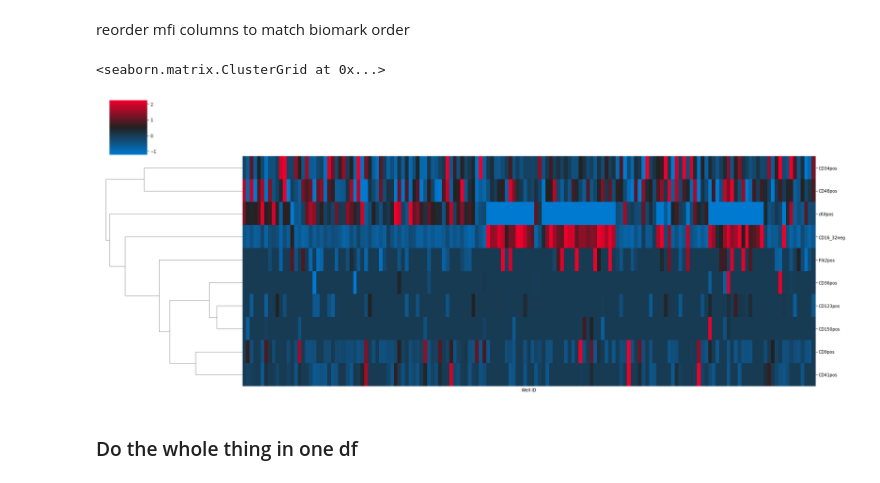
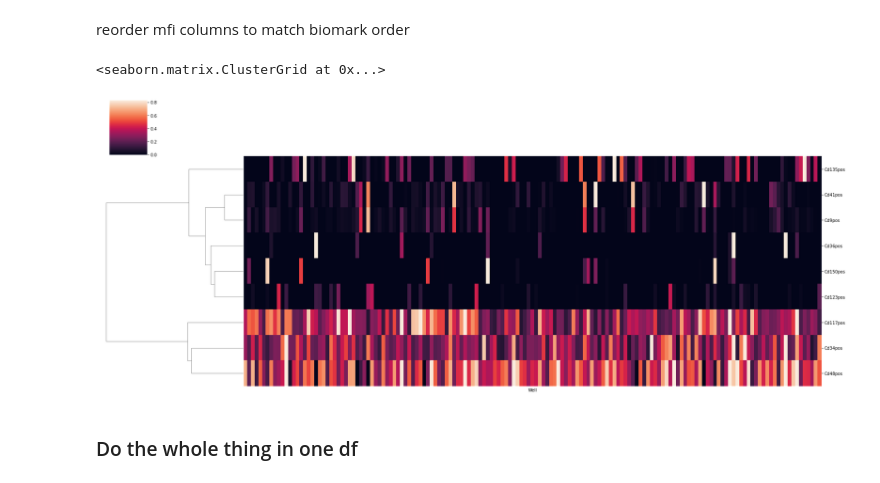
Before and after one commit to efheuston/msAggr_scRNASeq, a Jupyter notebook: IndexSorted_CMP.ipynb, the cells around one changed output. Drawn from its saved outputs; the diff is of its cells as text; code cells hidden in the pictures.

Commit message:
added additional MFI normalization method

```diff
--- a/IndexSorted_CMP.ipynb
+++ b/IndexSorted_CMP.ipynb
@@ -577,0 +598,3 @@ sns.clustermap(mfi, figsize=(25,10), method = 'ward', robust = True, xticklabels
+# %%
+mfi_by_sortdate = mfi.groupby('sortdate')
+mfi_by_sortdate.get_group('010319').head(2)
@@ -577,0 +606,14 @@ sns.clustermap(mfi, figsize=(25,10), method = 'ward', robust = True, xticklabels
+# %%
+mfi_sortdate_list = []
+
+for sortdate in mfi_by_sortdate.groups.keys():
+    mfi_subbkgd = mfi_by_sortdate.get_group(sortdate)
+    sortdate_math = bkgd_dict[sortdate]
+    for fluor in sortdate_math.keys():
+        mfi_subbkgd[fluor] = mfi_subbkgd[fluor] - sortdate_math[fluor] # sets min positive value to 0
+#         ic(fluor, mfi_subbkgd[fluor].max())
+        mfi_subbkgd[fluor] = mfi_subbkgd[fluor].clip(lower = 0)
+        mfi_subbkgd[fluor] = mfi_subbkgd[fluor]/mfi_subbkgd[fluor].max()
+
+    mfi_sortdate_list.append(mfi_subbkgd)
+mfi_sortdate = pd.concat(mfi_sortdate_list)
@@ -577,0 +689,2 @@ sns.clustermap(mfi, figsize=(25,10), method = 'ward', robust = True, xticklabels
+# %%
+mfi_norm = mfi_sortdate[['Cd41', 'Cd135', 'Cd9', 'Cd150', 'Cd36', 'Cd34', 'Cd123', 'Cd117', 'Cd48']].replace(np.nan, 0).copy()
@@ -589,4 +707,8 @@ Easiest should be to combine the data then cluster, so I'll start there
 ### Merge
 # %% [markdown]
 Use `pd.merge(how = 'left')` to keep only indices from mfi_data that are also in biomark_ct
+# %%
+leading_zeros = re.compile('(?<=[a-z])0(?=[0-9])')
+mfi_norm.index = mfi_norm.index.map(lambda x: re.sub(leading_zeros, '', x))
+mfi_norm.columns = mfi_norm.columns.map(lambda x: x + 'pos')
 # %%
@@ -641,10 +765,10 @@ for pos in hm_cols:
 # %% [markdown]
 reorder mfi columns to match biomark order
 # %%
-sns.clustermap(mfi.reindex(columns=col_order), figsize=(25,10), method = 'ward', robust = True, xticklabels = False, yticklabels = True, cmap = rdbu, col_cluster=False)
+sns.clustermap(mfi_norm.transpose().reindex(columns=col_order), figsize=(25,10), method = 'ward', robust = True, xticklabels = False, yticklabels = True, col_cluster=False)
 # %% [output]
 <seaborn.matrix.ClusterGrid at 0x...>
-[figure, old version]
+[figure, new version]
 # %% [markdown]
 ### Do the whole thing in one df
 # %%
```
Also changed, not shown: parts of 35 cells of this notebook.
